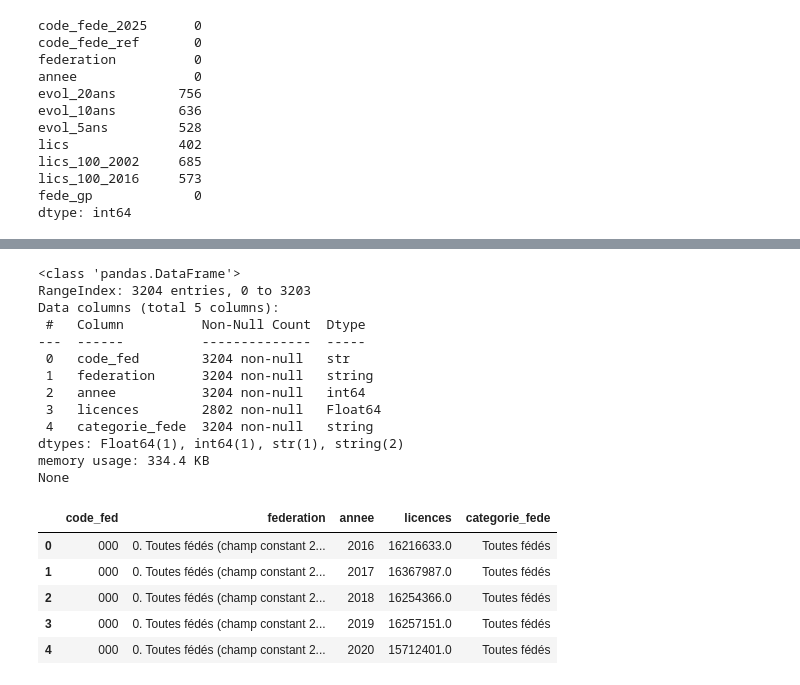
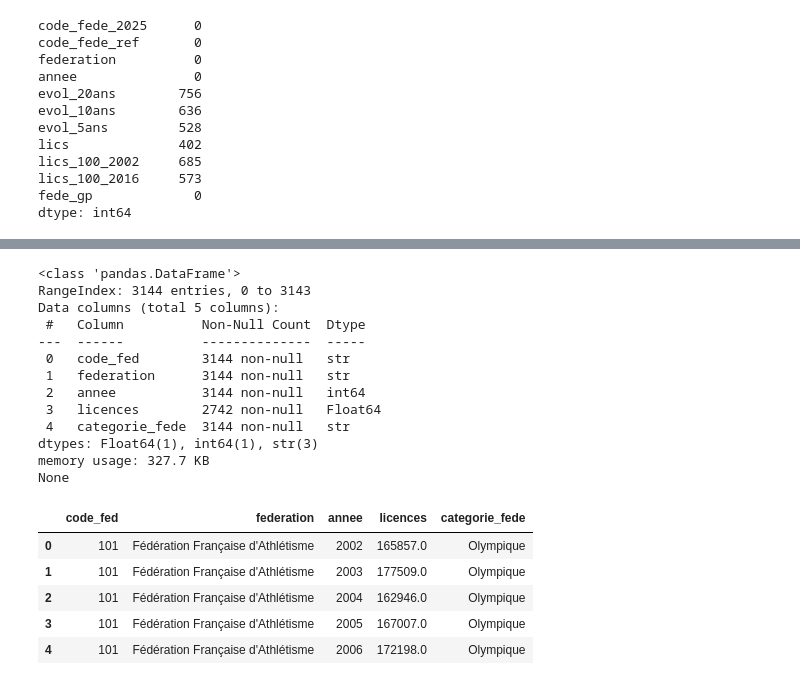
Before and after one commit to MathildeMoulinneuf/Projet-Python-2AS1, a Jupyter notebook: notebooks/Nettoyage_des_données.ipynb, the cells around one changed output, grey strips where cells are left out. Cells and saved outputs as stored; diff of their text form; code cells hidden in the pictures.

```diff
--- a/notebooks/Nettoyage_des_données.ipynb
+++ b/notebooks/Nettoyage_des_données.ipynb
@@ -148,56 +141,57 @@ code_fede_2025 federation
 # %%
 #les valeurs manquantes concernent des fédérations qui n'existaient pas au début de la période étudiée
 #et qui ont été créées après, ou bien des fédérations qui ont fusionné, qui se sont séparées, etc. On
 #fait donc le choix de les laisser telles quelles, en "na"
-df_histo_clean = df_histo.copy()
+df_histo_clean = pd.DataFrame({
+    "code_fed": df_histo["code_fede_2025"].astype(str).str.strip().str.zfill(3),
+    "federation": df_histo["federation"].astype(str).str.strip(),
+    "annee": df_histo["annee"].astype(str).str[:4].astype(int),
+    "licences": pd.to_numeric(df_histo["lics"], errors="coerce"),
+    "categorie_fede": df_histo["fede_gp"].astype(str).str.replace(r"^\d+\.\s*", "", regex=True).str.strip(),
+})
 
-# 1. Convertir 'annee' ("2005-01-01") en entier (2005)
-df_histo_clean["annee"] = df_histo_clean["annee"].astype(str).str[:4].astype(int)
-
-# 2. Harmoniser les codes fédérations sur 3 caractères (str) et nettoyer le texte
-df_histo_clean["code_fed"] = df_histo_clean["code_fede_2025"].astype(str).str.strip().str.zfill(3)
-df_histo_clean["federation"] = df_histo_clean["federation"].str.strip()
-
-# 3. Nettoyer la catégorie de fédération ("1. Olympique" -> "Olympique")
-df_histo_clean["categorie_fede"] = df_histo_clean["fede_gp"].str.replace(r"^\d+\.\s*", "", regex=True).str.strip()
-
-# 4. S'assurer que 'lics' est bien numérique (en conservant les NaN légitimes)
-df_histo_clean["licences"] = pd.to_numeric(df_histo_clean["lics"], errors="coerce")
-
-# 5. Ne garder que les colonnes propres et trier chronologiquement
+masque_totaux = (
+    df_histo_clean["code_fed"].str.startswith("0")
+    | df_histo_clean["code_fed"].str.upper().isin(["TOT", "TOTAL", "NAN"])
+    | df_histo_clean["federation"].str.contains("champ constant|toutes fédés", case=False, na=False)
+)
 df_histo_clean = (
-    df_histo_clean[["code_fed", "federation", "annee", "licences", "categorie_fede"]]
+    df_histo_clean[~masque_totaux]
     .sort_values(["code_fed", "annee"])
     .reset_index(drop=True)
 )
 
-# Vérification finale
+# vérification finale
 print(df_histo_clean.info())
 display(df_histo_clean.head())
 
 ref_federations = (
     df_histo_clean[["code_fed", "federation", "categorie_fede"]]
     .drop_duplicates(subset=["code_fed"])
     .sort_values("code_fed")
     .reset_index(drop=True)
 )
+
+
+Path("data/processed").mkdir(parents=True, exist_ok=True)
+df_histo_clean.to_csv("../data/processed/licences_histo_2002_2025.csv", sep=";", index=False)
 # %% [output]
 <class 'pandas.DataFrame'>
-RangeIndex: 3204 entries, 0 to 3203
+RangeIndex: 3144 entries, 0 to 3143
 Data columns (total 5 columns):
  #   Column          Non-Null Count  Dtype
 ---  ------          --------------  -----
- 0   code_fed        3204 non-null   str
- 1   federation      3204 non-null   string
- 2   annee           3204 non-null   int64
- 3   licences        2802 non-null   Float64
- 4   categorie_fede  3204 non-null   string
-dtypes: Float64(1), int64(1), str(1), string(2)
-memory usage: 334.4 KB
+ 0   code_fed        3144 non-null   str
+ 1   federation      3144 non-null   str
+ 2   annee           3144 non-null   int64
+ 3   licences        2742 non-null   Float64
+ 4   categorie_fede  3144 non-null   str
+dtypes: Float64(1), int64(1), str(3)
+memory usage: 327.7 KB
 None
 |  | code_fed | federation | annee | licences | categorie_fede |
-| 0 | 000 | 0. Toutes fédés (champ constant 2... | 2016 | 16216633.0 | Toutes fédés |
-| 1 | 000 | 0. Toutes fédés (champ constant 2... | 2017 | 16367987.0 | Toutes fédés |
-| 2 | 000 | 0. Toutes fédés (champ constant 2... | 2018 | 16254366.0 | Toutes fédés |
-| 3 | 000 | 0. Toutes fédés (champ constant 2... | 2019 | 16257151.0 | Toutes fédés |
-| 4 | 000 | 0. Toutes fédés (champ constant 2... | 2020 | 15712401.0 | Toutes fédés |
+| 0 | 101 | Fédération Française d'Athlétisme | 2002 | 165857.0 | Olympique |
+| 1 | 101 | Fédération Française d'Athlétisme | 2003 | 177509.0 | Olympique |
+| 2 | 101 | Fédération Française d'Athlétisme | 2004 | 162946.0 | Olympique |
+| 3 | 101 | Fédération Française d'Athlétisme | 2005 | 167007.0 | Olympique |
+| 4 | 101 | Fédération Française d'Athlétisme | 2006 | 172198.0 | Olympique |
```
Also changed, not shown: parts of 2 cells of this notebook, 14 other files.
